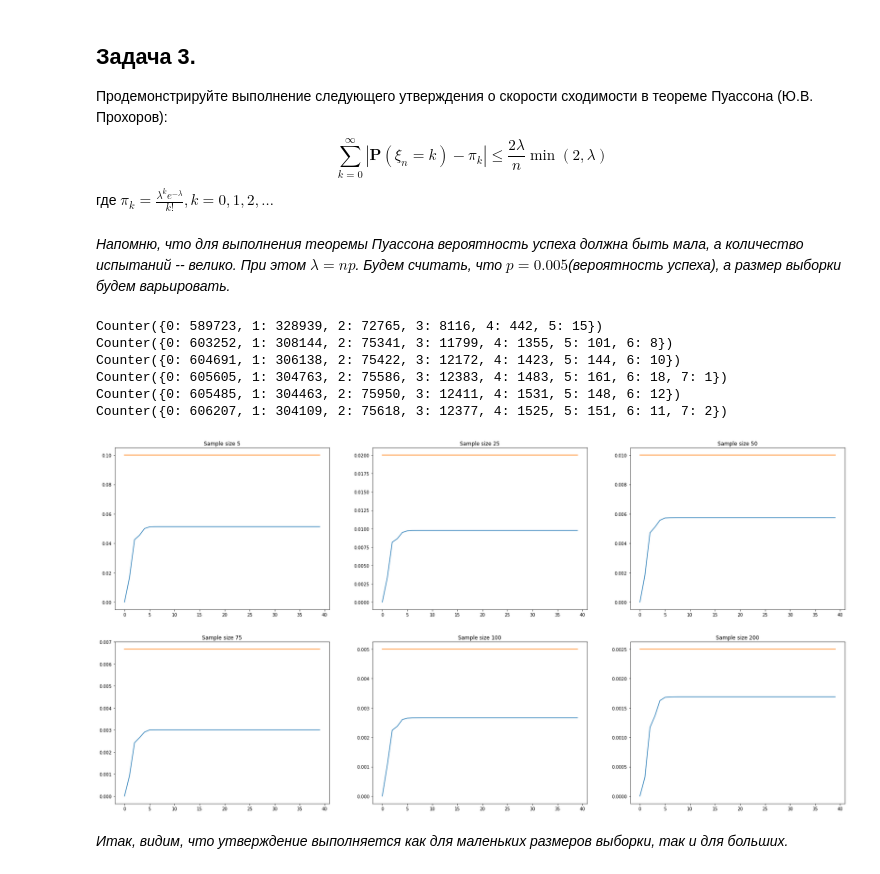
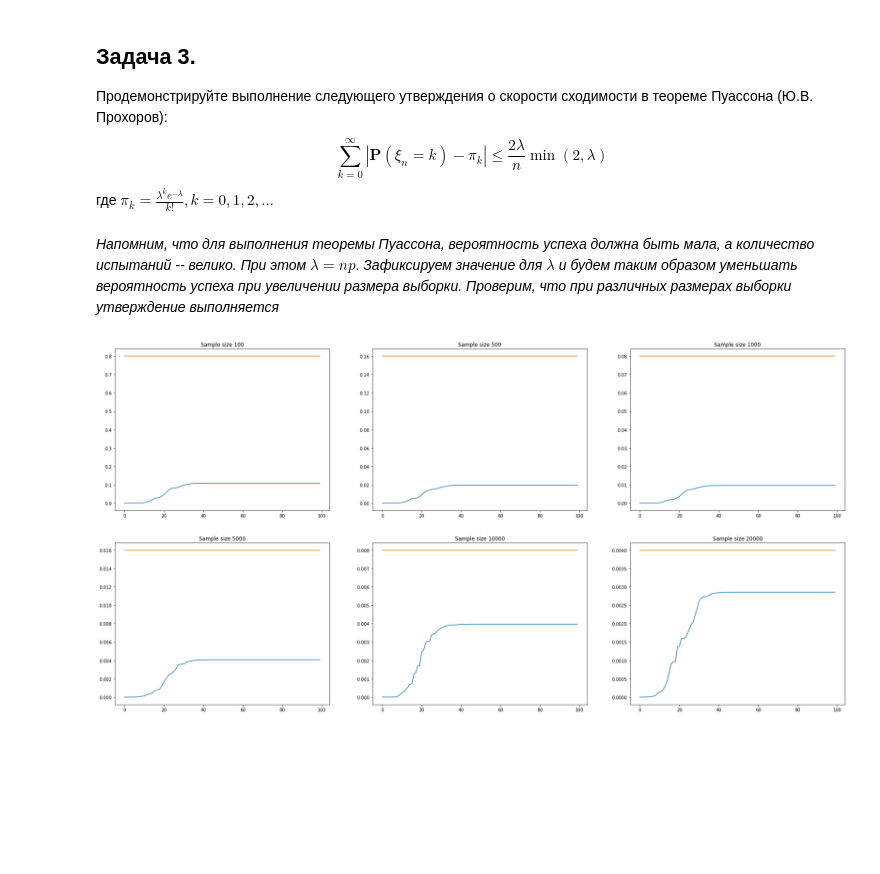
Before and after one commit to VEK239/bi-statistics-2021, a Jupyter notebook: theory_mhw_1.ipynb, the cells around one changed output. Drawn from its saved outputs; the diff is of its cells as text; code cells hidden in the pictures; blank space fills up the shorter version.

```diff
--- a/theory_mhw_1.ipynb
+++ b/theory_mhw_1.ipynb
@@ -33,0 +35,13 @@ plt.show()
+# %%
+size = 600
+theoretical = [log(1) for _ in range(size)]
+estimate = []
+for s in range(1, size):
+    data = uniform.rvs(size=s)
+    estimate.append(log(max(data)))
+plt.plot(theoretical, label='Theoretical parameter')
+plt.plot(estimate, label='Estimate parameter')
+plt.legend(loc="lower right")
+plt.xlabel('sample size')
+plt.ylabel('log variance')
+plt.show()
@@ -91,7 +107,7 @@ _Надо продемонстировать, что $D_\theta \hat{\theta}(x) \
 fig, ((ax1, ax2, ax3), (ax4, ax5, ax6)) = plt.subplots(2, 3, figsize=(30,15))
 axis = [ax1, ax2, ax3, ax4, ax5, ax6]
 
-for theta, ax in zip([0.1, 0.5, 1, 5, 10, 50], axis):
+for theta, ax in zip([0.0001, 0.5, 1, 5, 10, 1000], axis):
     var = []
     rao = []
     for n in range(1, 1000):
@@ -177,0 +196,20 @@ _Из графика видно, что на самом деле точност
+# %%
+plt.figure(figsize=(10,10))
+
+for alpha in [0.7, 0.8, 0.9, 0.95, 0.99]:
+    ns = []
+    lengths = []
+    for n in range(1, 10000, 50):
+        values = []
+        for j in range(1, 100):
+            data = norm.rvs(size=n, random_state=j)
+            s2 = data.var()
+            z1, z2 = get_confidence_interval(data, alpha)
+            values.append(z2-z1)
+        ns.append(n)
+        lengths.append(sum(values) / len(values))
+    plt.plot(ns, lengths, label=f'Alpha {alpha}')
+plt.xlabel('sample size')
+plt.ylabel('confidence interval length')
+plt.legend(loc="upper left")
+plt.show()
@@ -183,36 +226,28 @@ $$
 $$
 где $\pi_{k}=\frac{\lambda^{k} e^{-\lambda}}{k !}, k=0,1,2, \ldots$
 # %% [markdown]
-_Напомню, что для выполнения теоремы Пуассона вероятность успеха должна быть мала, а количество испытаний -- велико. При этом $\lambda = np$. Будем считать, что $p=0.005$(вероятность успеха), а размер выборки будем варьировать._
+_Напомним, что для выполнения теоремы Пуассона, вероятность успеха должна быть мала, а количество испытаний -- велико. При этом_  $\lambda = np$. _Зафиксируем значение для_ $\lambda$ _и будем таким образом уменьшать вероятность успеха при увеличении размера выборки. Проверим, что при различных размерах выборки утверждение выполняется_
 # %%
 fig, ((ax1, ax2, ax3), (ax4, ax5, ax6)) = plt.subplots(2, 3, figsize=(30,15))
 axis = [ax1, ax2, ax3, ax4, ax5, ax6]
-l = 0.5
-for n, ax in zip([5, 25, 50, 75, 100, 200], axis):
+l = 20
+for n, ax in zip([100, 500, 1000, 5000, 10000, 20000], axis):
     p = l / n
     values = []
-    right = [2 * l / n * min(2, l) for _ in range(40)]
+    right = [2 * l / n * min(2, l) for _ in range(100)]
     data = binom.rvs(n, p, size=1000000)
     counts = collections.Counter(data)
-    print(counts)
-    for alpha in range(40):
+#     print(counts)
+    for alpha in range(100):
         seq_sum = 0
         for i in range(alpha):
             pi_k = (l ** i) * (math.e ** (-l)) / math.factorial(i)
             proba = counts[i] / len(data)
             seq_sum += abs(proba - pi_k)
         values.append(seq_sum)
     ax.set_title(f'Sample size {n}')
     ax.plot(values)
     ax.plot(right)
 plt.show()
 # %% [output]
-Counter({0: 589723, 1: 328939, 2: 72765, 3: 8116, 4: 442, 5: 15})
-Counter({0: 603252, 1: 308144, 2: 75341, 3: 11799, 4: 1355, 5: 101, 6: 8})
-Counter({0: 604691, 1: 306138, 2: 75422, 3: 12172, 4: 1423, 5: 144, 6: 10})
-Counter({0: 605605, 1: 304763, 2: 75586, 3: 12383, 4: 1483, 5: 161, 6: 18, 7: 1})
-Counter({0: 605485, 1: 304463, 2: 75950, 3: 12411, 4: 1531, 5: 148, 6: 12})
-Counter({0: 606207, 1: 304109, 2: 75618, 3: 12377, 4: 1525, 5: 151, 6: 11, 7: 2})
-[figure, old version]
+[figure, new version]
-# %% [markdown]
-_Итак, видим, что утверждение выполняется как для маленьких размеров выборки, так и для больших._
```
Also changed, not shown: parts of 15 cells of this notebook.
